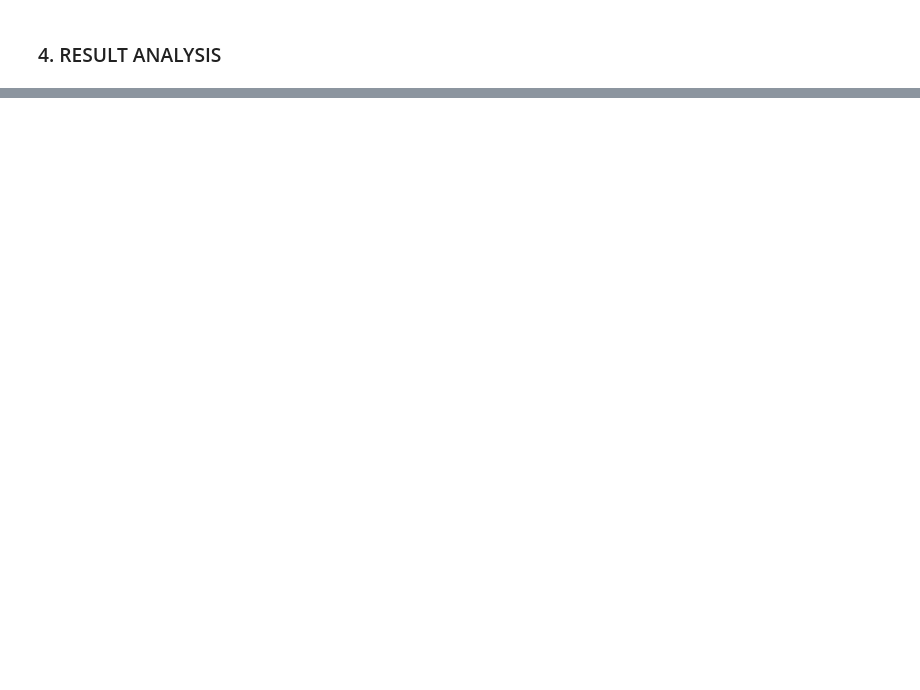
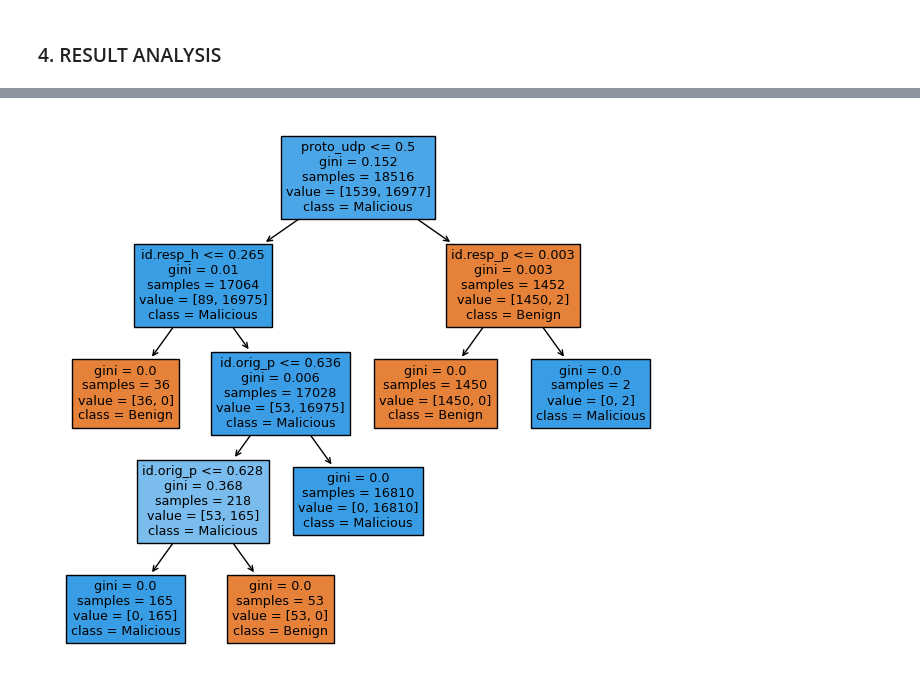
Before and after one commit to sinanw/ml-classification-malicious-network-traffic, a Jupyter notebook: notebooks/3-model-training.ipynb, the cells around one changed output, grey strips where cells are left out. Cells and saved outputs as stored; diff of their text form; code cells hidden in the pictures; blank space fills up the shorter version.

```diff
--- a/notebooks/3-model-training.ipynb
+++ b/notebooks/3-model-training.ipynb
@@ -148,0 +159,7 @@ classification_results
+# %%
+# Visualizing the resulted decision tree (where we notice that only 5 features are the main contributors to classification in this model)
+plt.figure(figsize=(8,7))
+plot_tree(dt_est, feature_names=list(data_X.columns), class_names=["Benign", "Malicious"], filled=True)
+plt.show()
+# %% [output]
+[figure, added]
```
Also changed, not shown: parts of 5 cells of this notebook.
